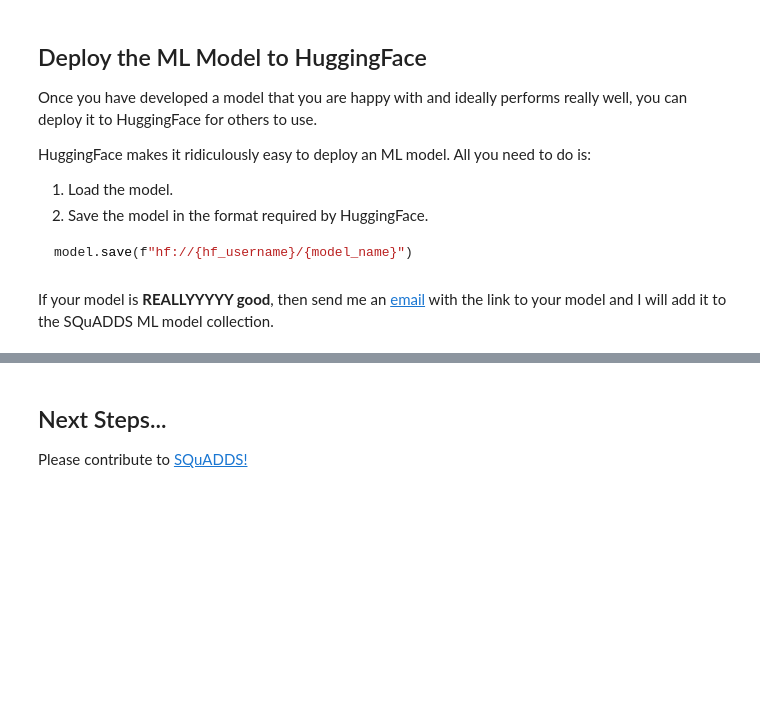
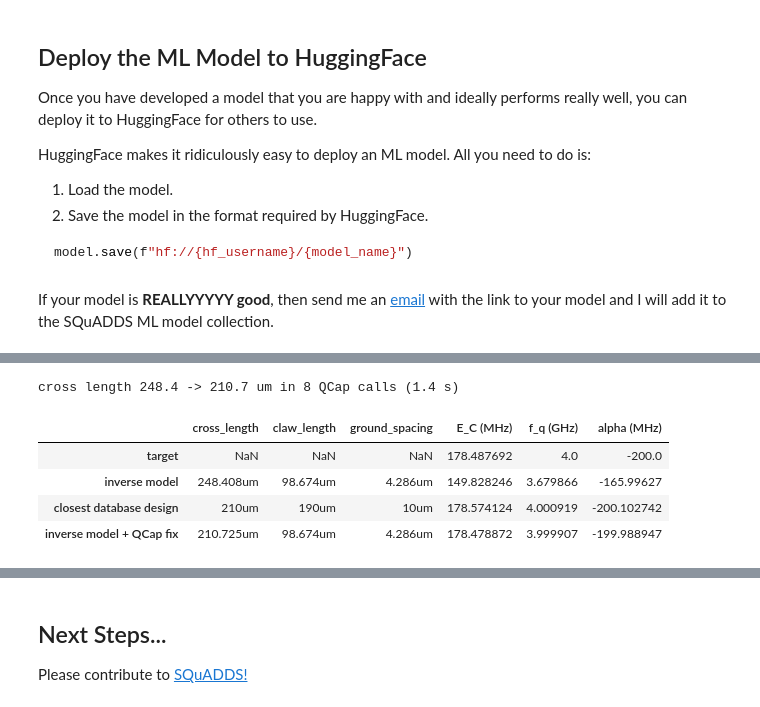
Before and after one commit to LFL-Lab/SQuADDS, a Jupyter notebook: tutorials/Tutorial-8_ML_interpolation_in_SQuADDS.ipynb, the cells around one changed output, grey strips where cells are left out. Drawn from its saved outputs; the diff is of its cells as text; code cells hidden in the pictures; blank space fills up the shorter version.

```diff
--- a/tutorials/Tutorial-8_ML_interpolation_in_SQuADDS.ipynb
+++ b/tutorials/Tutorial-8_ML_interpolation_in_SQuADDS.ipynb
@@ -451,0 +535,5 @@ If your model is **REALLYYYYY good**, then send me an [email](mailto:shanto@usc.
+# %%
+from scqubits.core.transmon import Transmon
+
+EJ, EC_target = Transmon.find_EJ_EC(target["qubit_frequency_GHz"], target["anharmonicity_MHz"] / 1e3)  # GHz
+print(f"target: E_J = {EJ:.3f} GHz, E_C = {1e3 * EC_target:.1f} MHz")
@@ -451,0 +564,11 @@ If your model is **REALLYYYYY good**, then send me an [email](mailto:shanto@usc.
+# %%
+import pandas as pd
+
+model_options = model.design_options(**target, base=best["design_options"])
+results = pd.DataFrame({
+    "target": {"E_C (MHz)": 1e3 * EC_target, "f_q (GHz)": target["qubit_frequency_GHz"],
+               "alpha (MHz)": target["anharmonicity_MHz"]},
+    "inverse model": check(model_options),
+    "closest database design": check(best["design_options"]),
+}).T[["cross_length", "claw_length", "ground_spacing", "E_C (MHz)", "f_q (GHz)", "alpha (MHz)"]]
+results
@@ -451,0 +620,36 @@ If your model is **REALLYYYYY good**, then send me an [email](mailto:shanto@usc.
+# %%
+import copy
+
+from scipy.optimize import brentq
+
+
+def with_cross(length_um):
+    options = copy.deepcopy(model_options)
+    options["cross_length"] = f"{length_um:.3f}um"
+    return options
+
+
+calls = 0
+
+
+def ec_miss(length_um):
+    global calls
+    calls += 1
+    return check(with_cross(length_um))["E_C (MHz)"] - 1e3 * EC_target
+
+
+L0 = um(model_options["cross_length"])
+lo, hi = (90.0, L0) if ec_miss(L0) < 0 else (L0, 420.0)  # a bigger cross means more capacitance, so a smaller E_C
+t0 = time.perf_counter()
+L = brentq(ec_miss, lo, hi, xtol=0.1)
+print(f"cross length {L0:.1f} -> {L:.1f} um in {calls} QCap calls ({time.perf_counter() - t0:.1f} s)")
+
+results.loc["inverse model + QCap fix"] = check(with_cross(L))
+results
+# %% [output]
+cross length 248.4 -> 210.7 um in 8 QCap calls (1.4 s)
+|  | cross_length | claw_length | ground_spacing | E_C (MHz) | f_q (GHz) | alpha (MHz) |
+| target | NaN | NaN | NaN | 178.487692 | 4.0 | -200.0 |
+| inverse model | 248.408um | 98.674um | 4.286um | 149.828246 | 3.679866 | -165.99627 |
+| closest database design | 210um | 190um | 10um | 178.574124 | 4.000919 | -200.102742 |
+| inverse model + QCap fix | 210.725um | 98.674um | 4.286um | 178.478872 | 3.999907 | -199.988947 |
```
Also changed, not shown: parts of 15 cells of this notebook, 10 other files.
